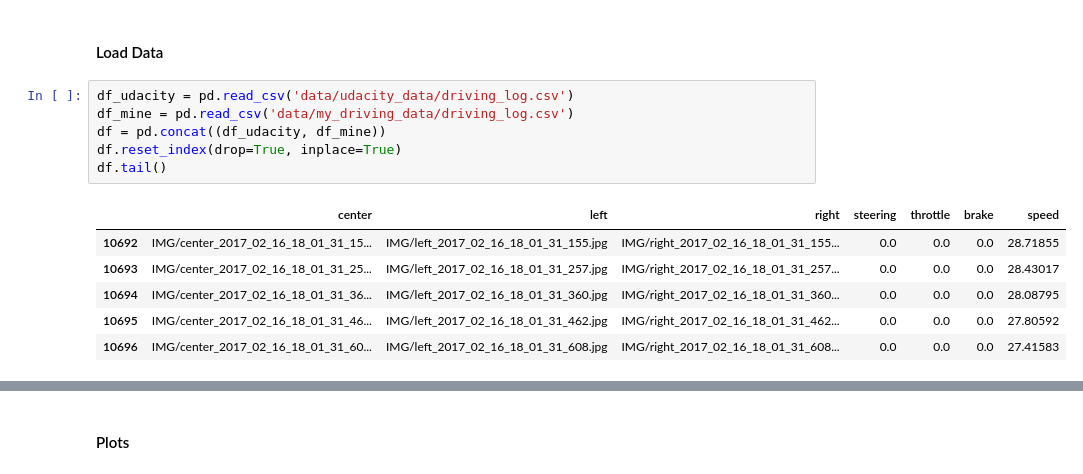
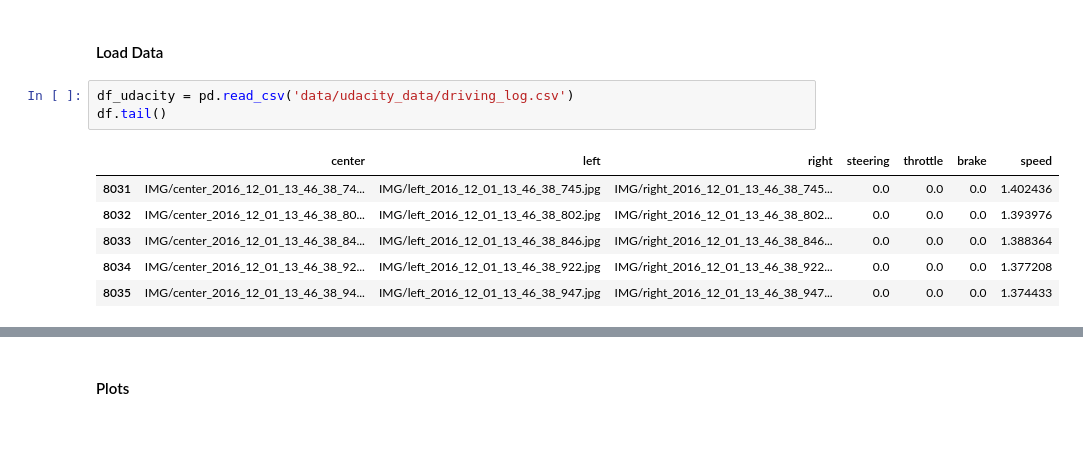
Before and after one commit to k26dr/behavioral_cloning, a Jupyter notebook: Behavioral Cloning.ipynb, the cells around one changed output, grey strips where cells are left out. Saved outputs shown, nothing was run; the diff lists cells and outputs as text; blank space fills up the shorter version.

```diff
--- a/Behavioral Cloning.ipynb
+++ b/Behavioral Cloning.ipynb
@@ -78,14 +80,11 @@ def augment_image(image, angle):
 #### Load Data
 # %%
 df_udacity = pd.read_csv('data/udacity_data/driving_log.csv')
-df_mine = pd.read_csv('data/my_driving_data/driving_log.csv')
-df = pd.concat((df_udacity, df_mine))
-df.reset_index(drop=True, inplace=True)
 df.tail()
 # %% [output]
 |  | center | left | right | steering | throttle | brake | speed |
-| 10692 | IMG/center_2017_02_16_18_01_31_15... | IMG/left_2017_02_16_18_01_31_155.jpg | IMG/right_2017_02_16_18_01_31_155... | 0.0 | 0.0 | 0.0 | 28.71855 |
-| 10693 | IMG/center_2017_02_16_18_01_31_25... | IMG/left_2017_02_16_18_01_31_257.jpg | IMG/right_2017_02_16_18_01_31_257... | 0.0 | 0.0 | 0.0 | 28.43017 |
-| 10694 | IMG/center_2017_02_16_18_01_31_36... | IMG/left_2017_02_16_18_01_31_360.jpg | IMG/right_2017_02_16_18_01_31_360... | 0.0 | 0.0 | 0.0 | 28.08795 |
-| 10695 | IMG/center_2017_02_16_18_01_31_46... | IMG/left_2017_02_16_18_01_31_462.jpg | IMG/right_2017_02_16_18_01_31_462... | 0.0 | 0.0 | 0.0 | 27.80592 |
-| 10696 | IMG/center_2017_02_16_18_01_31_60... | IMG/left_2017_02_16_18_01_31_608.jpg | IMG/right_2017_02_16_18_01_31_608... | 0.0 | 0.0 | 0.0 | 27.41583 |
+| 8031 | IMG/center_2016_12_01_13_46_38_74... | IMG/left_2016_12_01_13_46_38_745.jpg | IMG/right_2016_12_01_13_46_38_745... | 0.0 | 0.0 | 0.0 | 1.402436 |
+| 8032 | IMG/center_2016_12_01_13_46_38_80... | IMG/left_2016_12_01_13_46_38_802.jpg | IMG/right_2016_12_01_13_46_38_802... | 0.0 | 0.0 | 0.0 | 1.393976 |
+| 8033 | IMG/center_2016_12_01_13_46_38_84... | IMG/left_2016_12_01_13_46_38_846.jpg | IMG/right_2016_12_01_13_46_38_846... | 0.0 | 0.0 | 0.0 | 1.388364 |
+| 8034 | IMG/center_2016_12_01_13_46_38_92... | IMG/left_2016_12_01_13_46_38_922.jpg | IMG/right_2016_12_01_13_46_38_922... | 0.0 | 0.0 | 0.0 | 1.377208 |
+| 8035 | IMG/center_2016_12_01_13_46_38_94... | IMG/left_2016_12_01_13_46_38_947.jpg | IMG/right_2016_12_01_13_46_38_947... | 0.0 | 0.0 | 0.0 | 1.374433 |
```
Also changed, not shown: parts of 7 cells of this notebook.
